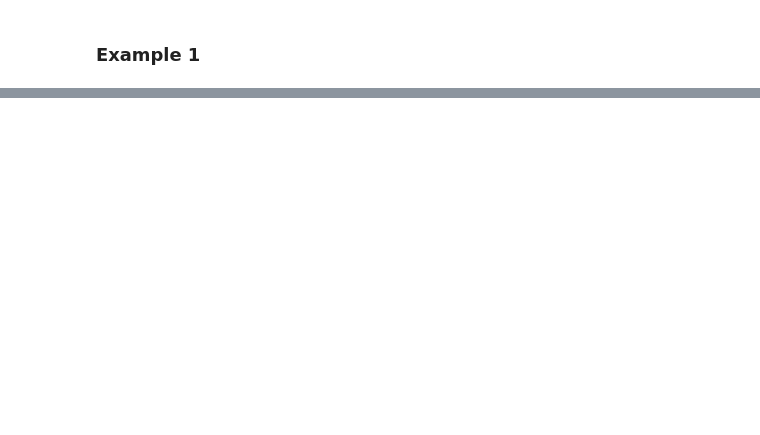
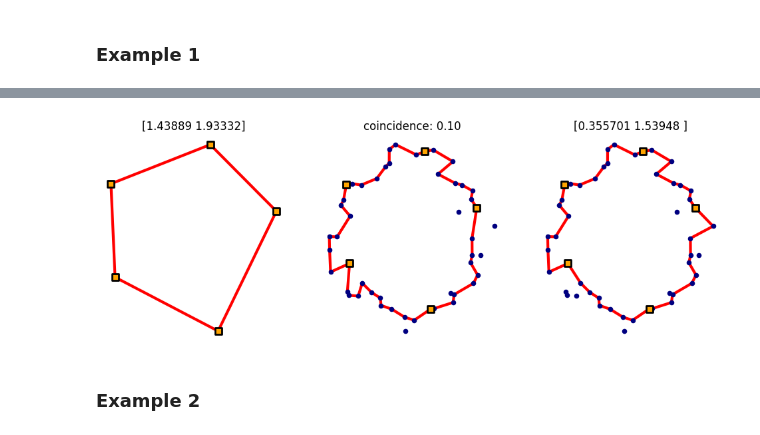
Before and after one commit to Cimagroup/IBloFunMatch, a Jupyter notebook: Notebooks/SamplesTDQ.ipynb, the cells around one changed output, grey strips where cells are left out. Saved outputs shown, nothing was run; the diff lists cells and outputs as text; code cells hidden in the pictures; blank space fills up the shorter version.

```diff
--- a/Notebooks/SamplesTDQ.ipynb
+++ b/Notebooks/SamplesTDQ.ipynb
@@ -168,0 +161,46 @@ for idx_class in range(NUM_class):
+# %%
+# Plot Point Clouds to visualize matchings
+# Only relevant case is C0, S2
+# Get relevant data
+curr_output = IBloFunMatch_output[class_sub_idx[0][2]]
+X = curr_output["X"]
+S = curr_output["S"]
+induced_matching = curr_output["induced_matching"]
+X_reps = curr_output["X_reps"]
+X_barcode = curr_output["X_barcode"]
+S_reps = curr_output["S_reps"]
+S_barcode = curr_output["S_barcode"]
+S_reps_im = curr_output["S_reps_im"]
+# Plot point clouds and matched representatives
+fig, ax = plt.subplots(nrows=1, ncols=3, figsize=(12,4))
+# Titles of plots
+ax[0].set_title(f"{S_barcode[0]}")
+ax[1].set_title(f"coincidence: {X_barcode[induced_matching[0]][1]-S_barcode[0][0]:.2f}")
+ax[2].set_title(f"{X_barcode[induced_matching[0]]}")
+#Plot cycle representatives of matching
+Srep = S_reps[0].copy()
+while len(Srep)>0:
+    edge_points = X[[Srep.pop(), Srep.pop()]]
+    ax[0].add_line(mpl.lines.Line2D(edge_points[:,0], edge_points[:,1], color="red", lw=3, zorder=1))
+Srep_im = S_reps_im[0].copy()
+while len(Srep_im)>0:
+    edge_points = X[[Srep_im.pop(), Srep_im.pop()]]
+    ax[1].add_line(mpl.lines.Line2D(edge_points[:,0], edge_points[:,1], color="red", lw=3, zorder=1))
+Xrep = X_reps[induced_matching[0]].copy()
+while len(Xrep)>0:
+    edge_points = X[[Xrep.pop(), Xrep.pop()]]
+    ax[2].add_line(mpl.lines.Line2D(edge_points[:,0], edge_points[:,1], color="red", lw=3, zorder=1))
+# Scatter Points
+for idx, ax_it in enumerate(ax):
+    if idx>0:
+        ax_it.scatter(X[:,0], X[:,1], zorder=2, color="navy", marker="o", s=20)
+    ax_it.scatter(S[:,0], S[:,1], zorder=2.5, color="orange", edgecolors=["black"], linewidths=[2], marker="s", s=50)
+    ax_it.set_xticks([])
+    ax_it.set_yticks([])
+    ax_it.axis("off")
+# end plotting cycles
+plt.savefig("first_exp_matched_reps.png")
+# %% [output]
+[figure, added]
+# %% [markdown]
+### Example 2
```
Also changed, not shown: parts of 10 cells of this notebook, 6 other files.
